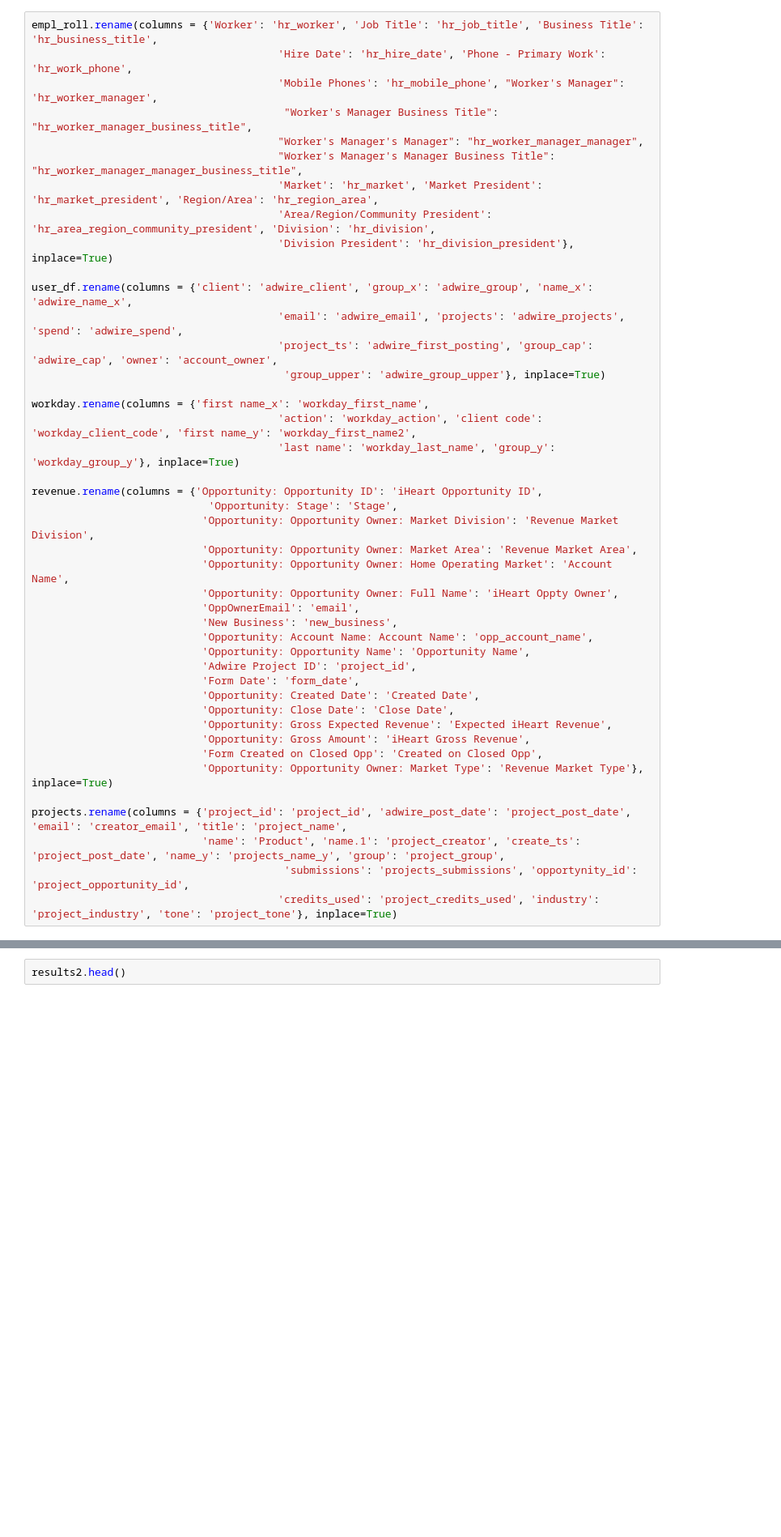
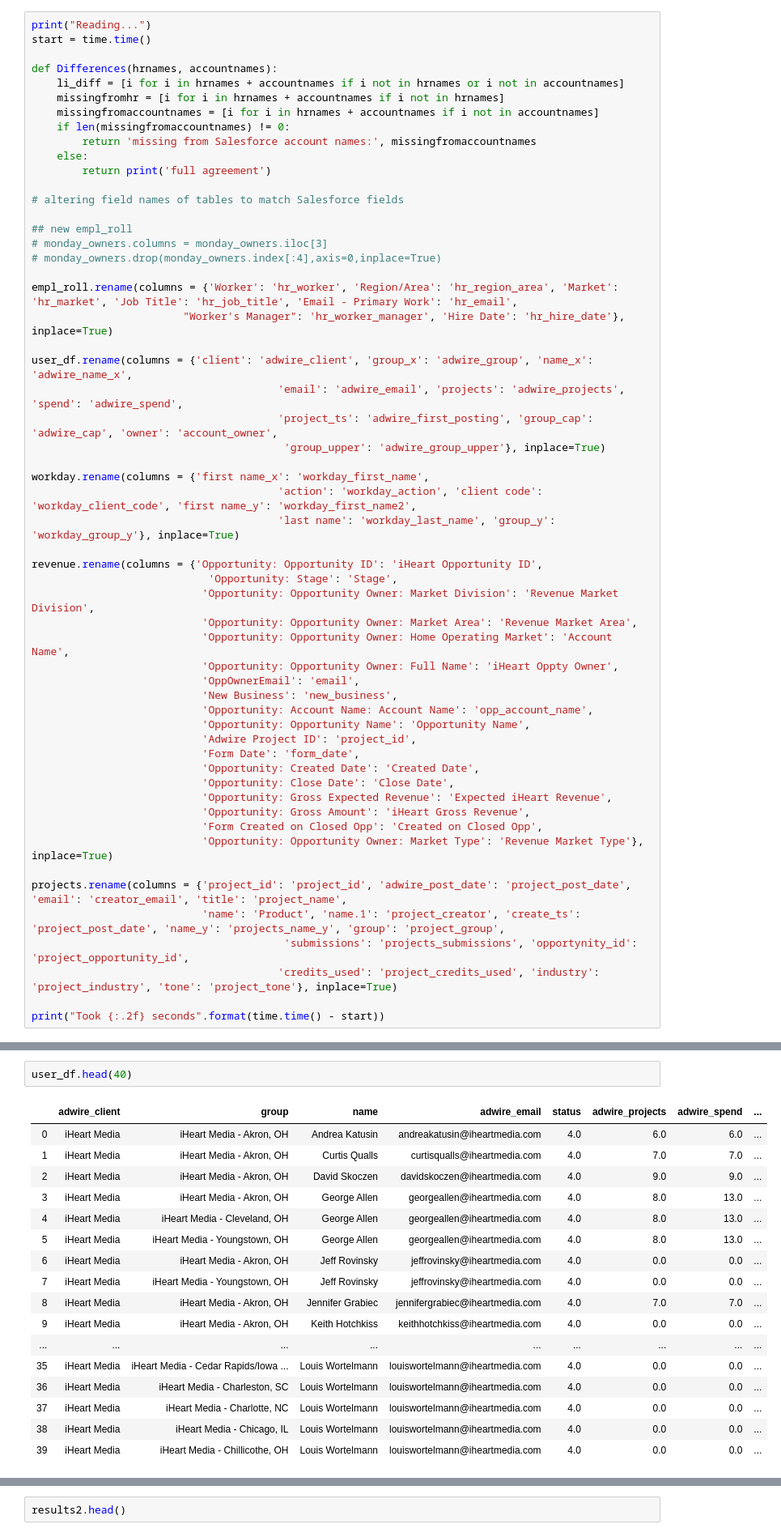
Before and after one commit to ajcoates/work_files, a Jupyter notebook: salesforce_reports_manipulations.ipynb, the cells around one changed output, grey strips where cells are left out. Shown at 81% size. Cells and saved outputs as stored; diff of their text form; blank space fills up the shorter version.

```diff
--- a/salesforce_reports_manipulations.ipynb
+++ b/salesforce_reports_manipulations.ipynb
@@ -33,13 +33,24 @@ Altering field names of tables to match Salesforce fields
 # %%
-empl_roll.rename(columns = {'Worker': 'hr_worker', 'Job Title': 'hr_job_title', 'Business Title': 'hr_business_title',
-                                       'Hire Date': 'hr_hire_date', 'Phone - Primary Work': 'hr_work_phone',
-                                       'Mobile Phones': 'hr_mobile_phone', "Worker's Manager": 'hr_worker_manager',
-                                        "Worker's Manager Business Title": "hr_worker_manager_business_title",
-                                       "Worker's Manager's Manager": "hr_worker_manager_manager",
-                                       "Worker's Manager's Manager Business Title": "hr_worker_manager_manager_business_title",
-                                       'Market': 'hr_market', 'Market President': 'hr_market_president', 'Region/Area': 'hr_region_area',
-                                       'Area/Region/Community President': 'hr_area_region_community_president', 'Division': 'hr_division',
-                                       'Division President': 'hr_division_president'}, inplace=True)
+print("Reading...")
+start = time.time()
+
+def Differences(hrnames, accountnames):
+    li_diff = [i for i in hrnames + accountnames if i not in hrnames or i not in accountnames]
+    missingfromhr = [i for i in hrnames + accountnames if i not in hrnames]
+    missingfromaccountnames = [i for i in hrnames + accountnames if i not in accountnames]
+    if len(missingfromaccountnames) != 0:
+        return 'missing from Salesforce account names:', missingfromaccountnames
+    else:
+        return print('full agreement')
+
+# altering field names of tables to match Salesforce fields
+
+## new empl_roll
+# monday_owners.columns = monday_owners.iloc[3]
+# monday_owners.drop(monday_owners.index[:4],axis=0,inplace=True)
+
+empl_roll.rename(columns = {'Worker': 'hr_worker', 'Region/Area': 'hr_region_area', 'Market': 'hr_market', 'Job Title': 'hr_job_title', 'Email - Primary Work': 'hr_email',
+                        "Worker's Manager": 'hr_worker_manager', 'Hire Date': 'hr_hire_date'}, inplace=True)
 
 user_df.rename(columns = {'client': 'adwire_client', 'group_x': 'adwire_group', 'name_x': 'adwire_name_x',
                                        'email': 'adwire_email', 'projects': 'adwire_projects', 'spend': 'adwire_spend',
@@ -73,3 +84,5 @@ projects.rename(columns = {'project_id': 'project_id', 'adwire_post_date': 'proj
                            'name': 'Product', 'name.1': 'project_creator', 'create_ts': 'project_post_date', 'name_y': 'projects_name_y', 'group': 'project_group',
                                         'submissions': 'projects_submissions', 'opportynity_id': 'project_opportunity_id',
                                        'credits_used': 'project_credits_used', 'industry': 'project_industry', 'tone': 'project_tone'}, inplace=True)
+
+print("Took {:.2f} seconds".format(time.time() - start))
@@ -176,0 +289,20 @@ the shape of projects is : (17663, 18)
+# %%
+user_df.head(40)
+# %% [output]
+|  | adwire_client | group | name | adwire_email | status | adwire_projects | adwire_spend | ... |
+| 0 | iHeart Media | iHeart Media - Akron, OH | Andrea Katusin | andreakatusin@iheartmedia.com | 4.0 | 6.0 | 6.0 | ... |
+| 1 | iHeart Media | iHeart Media - Akron, OH | Curtis Qualls | curtisqualls@iheartmedia.com | 4.0 | 7.0 | 7.0 | ... |
+| 2 | iHeart Media | iHeart Media - Akron, OH | David Skoczen | davidskoczen@iheartmedia.com | 4.0 | 9.0 | 9.0 | ... |
+| 3 | iHeart Media | iHeart Media - Akron, OH | George Allen | georgeallen@iheartmedia.com | 4.0 | 8.0 | 13.0 | ... |
+| 4 | iHeart Media | iHeart Media - Cleveland, OH | George Allen | georgeallen@iheartmedia.com | 4.0 | 8.0 | 13.0 | ... |
+| 5 | iHeart Media | iHeart Media - Youngstown, OH | George Allen | georgeallen@iheartmedia.com | 4.0 | 8.0 | 13.0 | ... |
+| 6 | iHeart Media | iHeart Media - Akron, OH | Jeff Rovinsky | jeffrovinsky@iheartmedia.com | 4.0 | 0.0 | 0.0 | ... |
+| 7 | iHeart Media | iHeart Media - Youngstown, OH | Jeff Rovinsky | jeffrovinsky@iheartmedia.com | 4.0 | 0.0 | 0.0 | ... |
+| 8 | iHeart Media | iHeart Media - Akron, OH | Jennifer Grabiec | jennifergrabiec@iheartmedia.com | 4.0 | 7.0 | 7.0 | ... |
+| 9 | iHeart Media | iHeart Media - Akron, OH | Keith Hotchkiss | keithhotchkiss@iheartmedia.com | 4.0 | 0.0 | 0.0 | ... |
+| ... | ... | ... | ... | ... | ... | ... | ... | ... |
+| 35 | iHeart Media | iHeart Media - Cedar Rapids/Iowa ... | Louis Wortelmann | louiswortelmann@iheartmedia.com | 4.0 | 0.0 | 0.0 | ... |
+| 36 | iHeart Media | iHeart Media - Charleston, SC | Louis Wortelmann | louiswortelmann@iheartmedia.com | 4.0 | 0.0 | 0.0 | ... |
+| 37 | iHeart Media | iHeart Media - Charlotte, NC | Louis Wortelmann | louiswortelmann@iheartmedia.com | 4.0 | 0.0 | 0.0 | ... |
+| 38 | iHeart Media | iHeart Media - Chicago, IL | Louis Wortelmann | louiswortelmann@iheartmedia.com | 4.0 | 0.0 | 0.0 | ... |
+| 39 | iHeart Media | iHeart Media - Chillicothe, OH | Louis Wortelmann | louiswortelmann@iheartmedia.com | 4.0 | 0.0 | 0.0 | ... |
```
Also changed, not shown: parts of 45 cells of this notebook.
